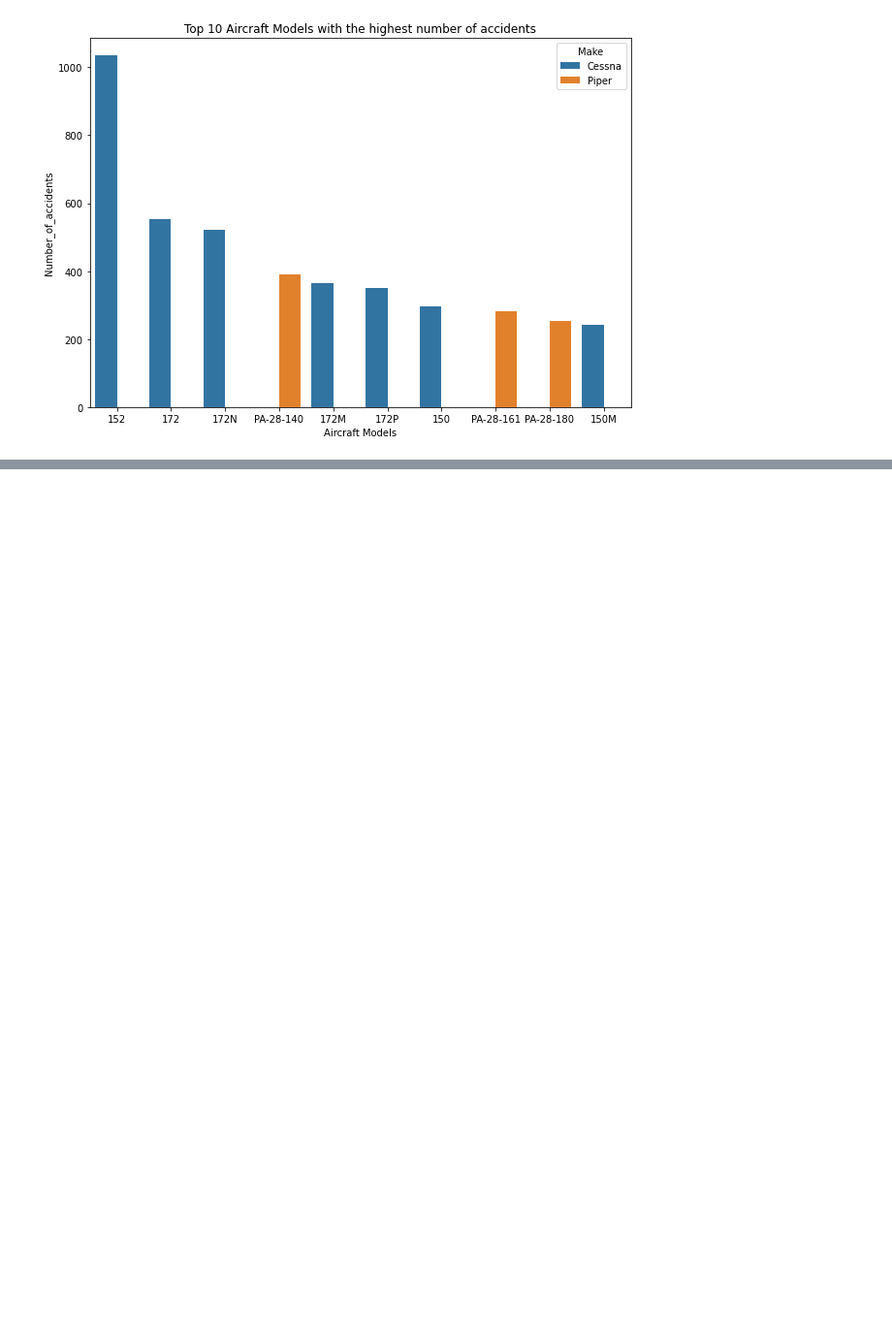
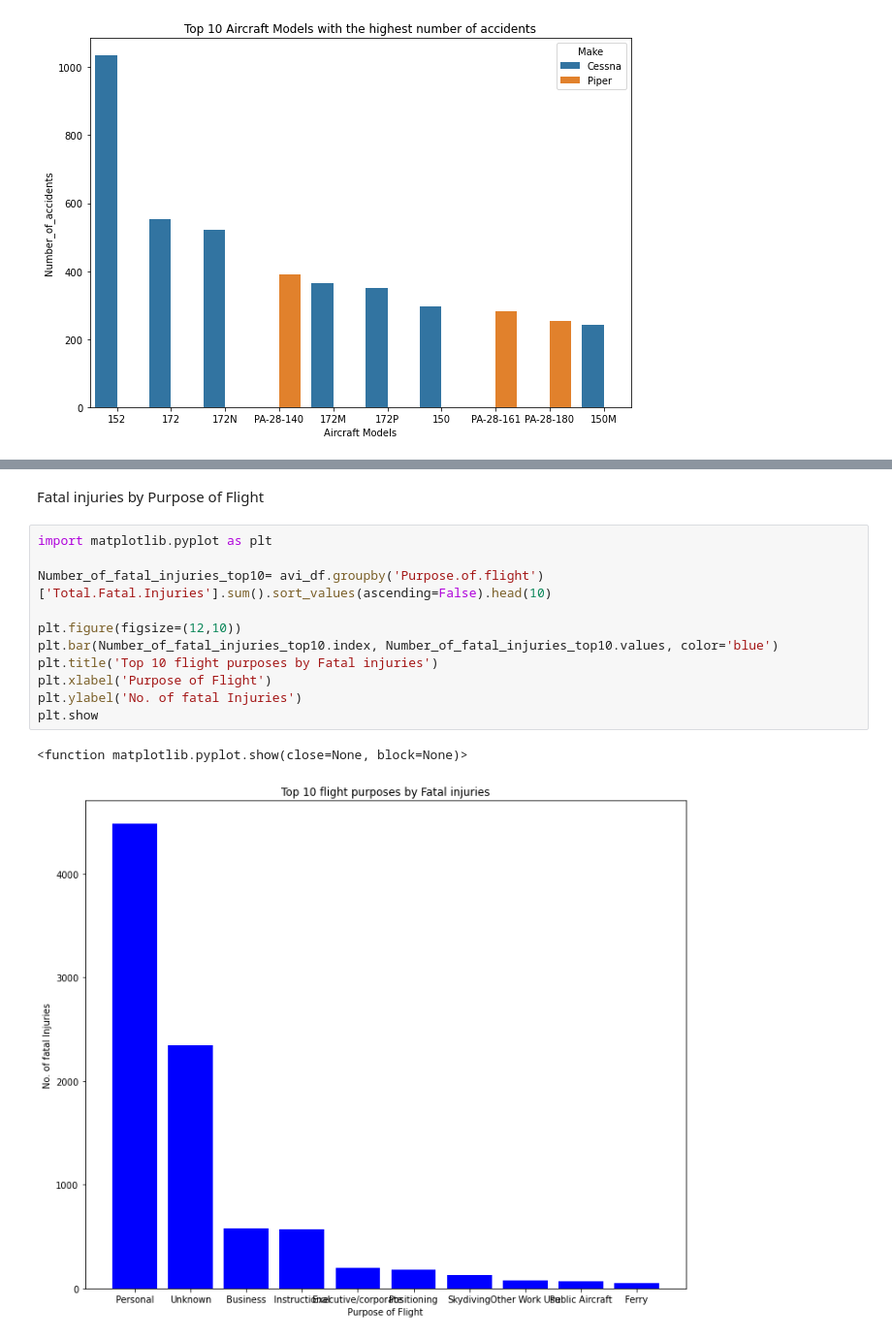
Before and after one commit to Shazzien/Phase-1-Project, a Jupyter notebook: index.ipynb, the cells around one changed output, grey strips where cells are left out. Shown at 97% size. Drawn from its saved outputs; the diff is of its cells as text; blank space fills up the shorter version.

```diff
--- a/index.ipynb
+++ b/index.ipynb
@@ -358,0 +415,16 @@ plt.show()
+# %% [markdown]
+Fatal injuries by Purpose of Flight
+# %%
+import matplotlib.pyplot as plt
+
+Number_of_fatal_injuries_top10= avi_df.groupby('Purpose.of.flight')['Total.Fatal.Injuries'].sum().sort_values(ascending=False).head(10)
+
+plt.figure(figsize=(12,10))
+plt.bar(Number_of_fatal_injuries_top10.index, Number_of_fatal_injuries_top10.values, color='blue')
+plt.title('Top 10 flight purposes by Fatal injuries')
+plt.xlabel('Purpose of Flight')
+plt.ylabel('No. of fatal Injuries')
+plt.show
+# %% [output]
+<function matplotlib.pyplot.show(close=None, block=None)>
+[figure, added]
```
Also changed, not shown: parts of 9 cells of this notebook, 1 other file.
